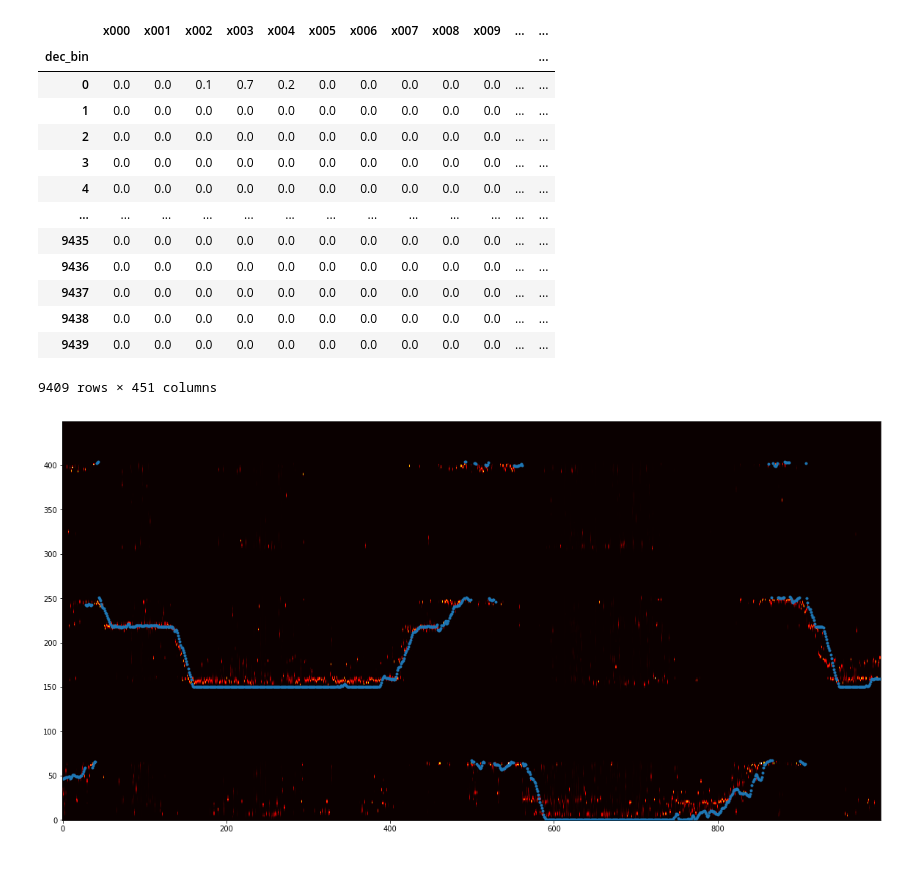
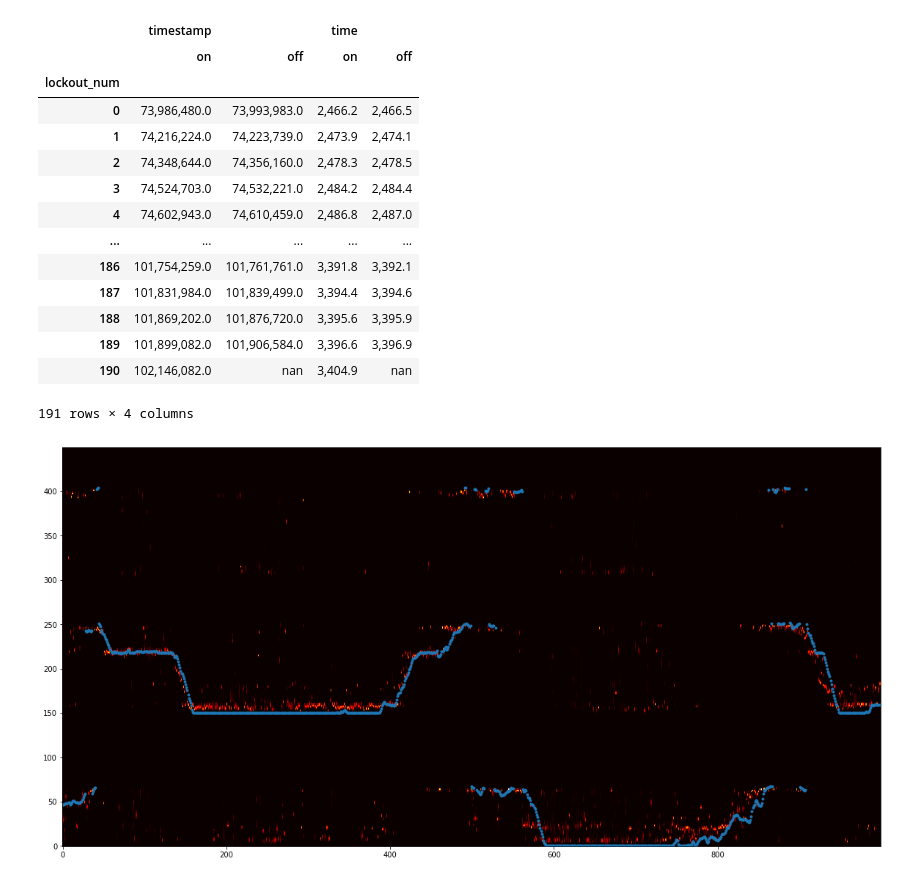
Before and after one commit to daliu87/spykshrk_realtime, a Jupyter notebook: jupyter-notebooks/decoding/examples/example_data_container_transformations.ipynb, the cells around one changed output. Cells and saved outputs as stored; diff of their text form; code cells hidden in the pictures.

```diff
--- a/jupyter-notebooks/decoding/examples/example_data_container_transformations.ipynb
+++ b/jupyter-notebooks/decoding/examples/example_data_container_transformations.ipynb
@@ -126,7 +155,7 @@ observ_obj.get_observations_bin_assigned(300)
 # spykshrk.franklab.pp_decoder.pp_clusterless.OfflinePPDecoder.calc_observation_intensity
 # for analysis code that uses groupby.
 
-spike_decode = observ_obj.get_observations_bin_assigned(3000)
+spike_decode = observ_obj.update_observations_bins(3000)
 groups = spike_decode.groupby('dec_bin')
 
 def prod_dist(df):
@@ -140,22 +169,7 @@ def prod_dist(df):
 
 observ_binned = groups.apply(prod_dist)
 
-observ_binned
+post = Posteriors(observ_binned, history=spike_decode.history)
-# %% [output]
-|  | x000 | x001 | x002 | x003 | x004 | x005 | x006 | x007 | x008 | x009 | ... | ... |
-| dec_bin |  |  |  |  |  |  |  |  |  |  |  | ... |
-| 0 | 0.0 | 0.0 | 0.1 | 0.7 | 0.2 | 0.0 | 0.0 | 0.0 | 0.0 | 0.0 | ... | ... |
-| 1 | 0.0 | 0.0 | 0.0 | 0.0 | 0.0 | 0.0 | 0.0 | 0.0 | 0.0 | 0.0 | ... | ... |
-| 2 | 0.0 | 0.0 | 0.0 | 0.0 | 0.0 | 0.0 | 0.0 | 0.0 | 0.0 | 0.0 | ... | ... |
-| 3 | 0.0 | 0.0 | 0.0 | 0.0 | 0.0 | 0.0 | 0.0 | 0.0 | 0.0 | 0.0 | ... | ... |
-| 4 | 0.0 | 0.0 | 0.0 | 0.0 | 0.0 | 0.0 | 0.0 | 0.0 | 0.0 | 0.0 | ... | ... |
-| ... | ... | ... | ... | ... | ... | ... | ... | ... | ... | ... | ... | ... |
-| 9435 | 0.0 | 0.0 | 0.0 | 0.0 | 0.0 | 0.0 | 0.0 | 0.0 | 0.0 | 0.0 | ... | ... |
-| 9436 | 0.0 | 0.0 | 0.0 | 0.0 | 0.0 | 0.0 | 0.0 | 0.0 | 0.0 | 0.0 | ... | ... |
-| 9437 | 0.0 | 0.0 | 0.0 | 0.0 | 0.0 | 0.0 | 0.0 | 0.0 | 0.0 | 0.0 | ... | ... |
-| 9438 | 0.0 | 0.0 | 0.0 | 0.0 | 0.0 | 0.0 | 0.0 | 0.0 | 0.0 | 0.0 | ... | ... |
-| 9439 | 0.0 | 0.0 | 0.0 | 0.0 | 0.0 | 0.0 | 0.0 | 0.0 | 0.0 | 0.0 | ... | ... |
-9409 rows × 451 columns
 # %%
 # Convert linearized position segments onto a single axis to match the decoded position mapping.
 # This function uses the query command of Panda dataframes.
@@ -173,3 +182,23 @@ stim_lockout_ranges = stim_lockout_ranges.reindex(columns=[1,0])
+# %%
+# Get stim lockout ranges from digital output state
+
+stim_lockout
+# %% [output]
+|  | timestamp |  | time |  |
+|  | on | off | on | off |
+| lockout_num |  |  |  |  |
+| 0 | 73,986,480.0 | 73,993,983.0 | 2,466.2 | 2,466.5 |
+| 1 | 74,216,224.0 | 74,223,739.0 | 2,473.9 | 2,474.1 |
+| 2 | 74,348,644.0 | 74,356,160.0 | 2,478.3 | 2,478.5 |
+| 3 | 74,524,703.0 | 74,532,221.0 | 2,484.2 | 2,484.4 |
+| 4 | 74,602,943.0 | 74,610,459.0 | 2,486.8 | 2,487.0 |
+| ... | ... | ... | ... | ... |
+| 186 | 101,754,259.0 | 101,761,761.0 | 3,391.8 | 3,392.1 |
+| 187 | 101,831,984.0 | 101,839,499.0 | 3,394.4 | 3,394.6 |
+| 188 | 101,869,202.0 | 101,876,720.0 | 3,395.6 | 3,395.9 |
+| 189 | 101,899,082.0 | 101,906,584.0 | 3,396.6 | 3,396.9 |
+| 190 | 102,146,082.0 | nan | 3,404.9 | nan |
+191 rows × 4 columns
 # %%
 %matplotlib inline
 plt.figure(figsize=[20,10])
```
Also changed, not shown: parts of 8 cells of this notebook, 4 other files.
